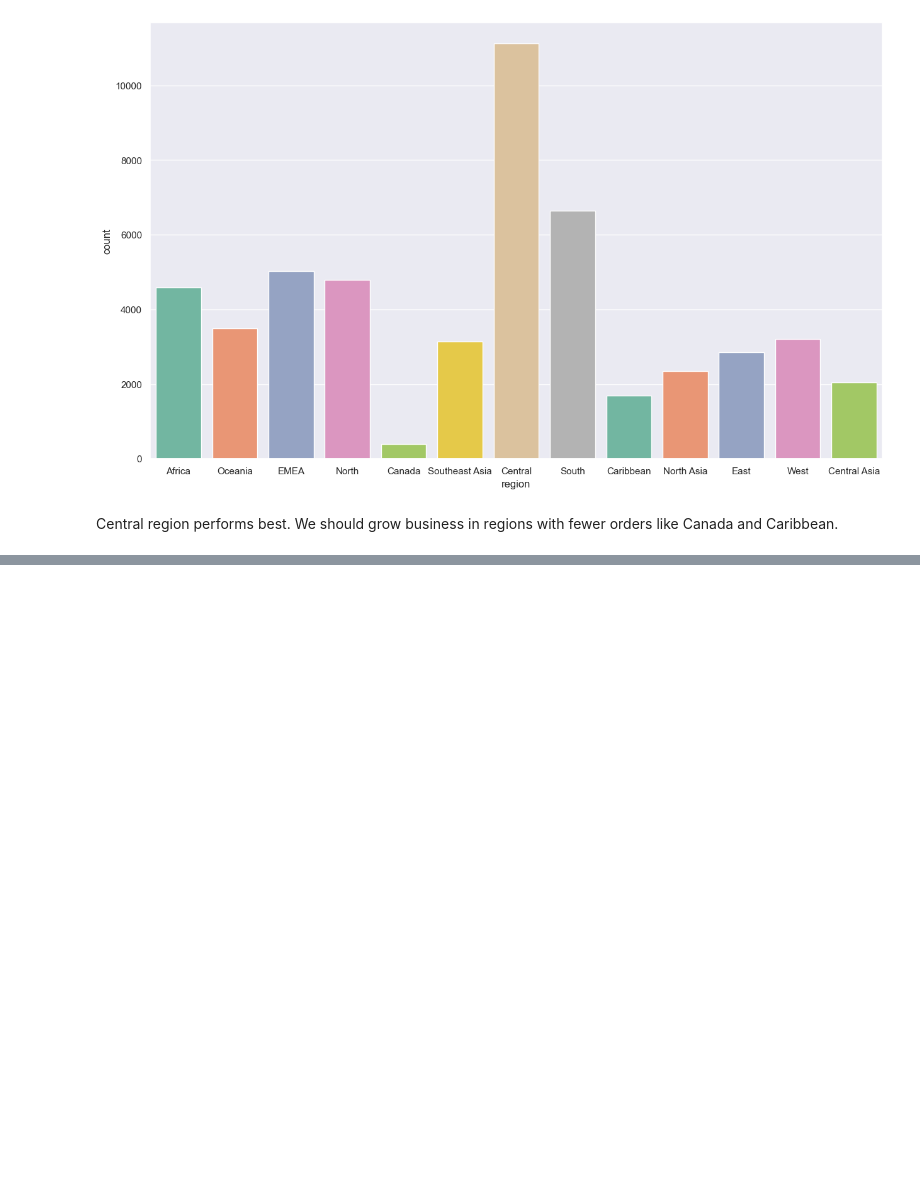
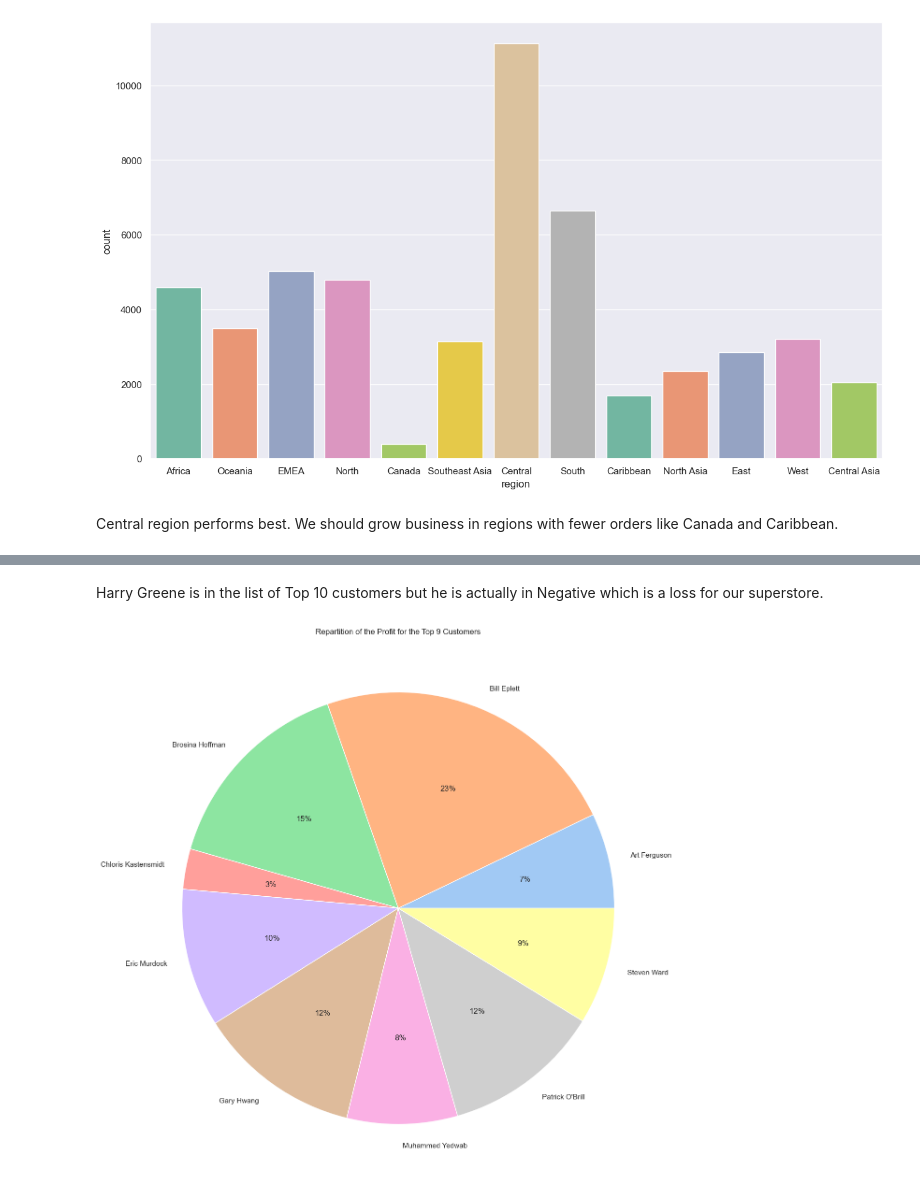
Before and after one commit to sachinratewal01/Sales-Performance-Customer-Insights-Analysis, a Jupyter notebook: python.ipynb, the cells around one changed output, grey strips where cells are left out. Cells and saved outputs as stored; diff of their text form; code cells hidden in the pictures; blank space fills up the shorter version.

```diff
--- a/python.ipynb
+++ b/python.ipynb
@@ -232,0 +227,8 @@ We should grow business in regions with fewer orders like Canada and Caribbean.
+# %%
+customers = list(df['customer_name'].value_counts()[:10].index)
+filters = df['customer_name'].isin(customers)
+A = df[filters]
+# %%
+colors = sns.color_palette('pastel')[0:]
+values = A.groupby('customer_name')['profit'].sum()
+values
@@ -232,0 +248,4 @@ We should grow business in regions with fewer orders like Canada and Caribbean.
+# %% [markdown]
+Harry Greene is in the list of Top 10 customers but he is actually in Negative which is a loss for our superstore.
+# %%
+A = A[A['customer_name'] != 'Harry Greene']
@@ -232,0 +254,8 @@ We should grow business in regions with fewer orders like Canada and Caribbean.
+# %%
+plt.figure(figsize=(15,15))
+values = A.groupby('customer_name')['profit'].sum()
+plt.pie(values, labels=values.index, colors=colors, autopct='%.0f%%')
+plt.title("Repartition of the Profit for the Top 9 Customers")
+plt.show()
+# %% [output]
+[figure, added]
```
Also changed, not shown: parts of 16 cells of this notebook.
